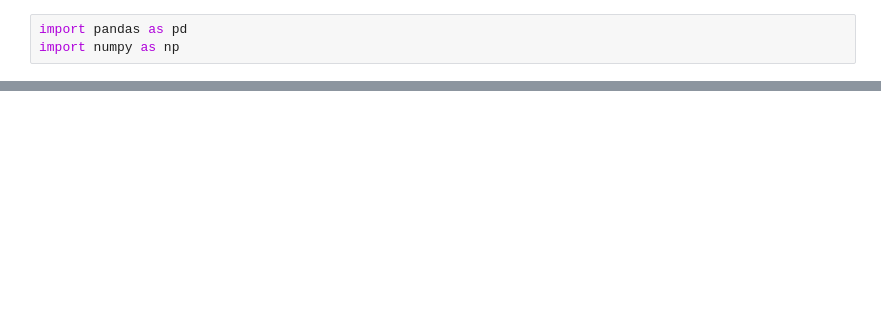
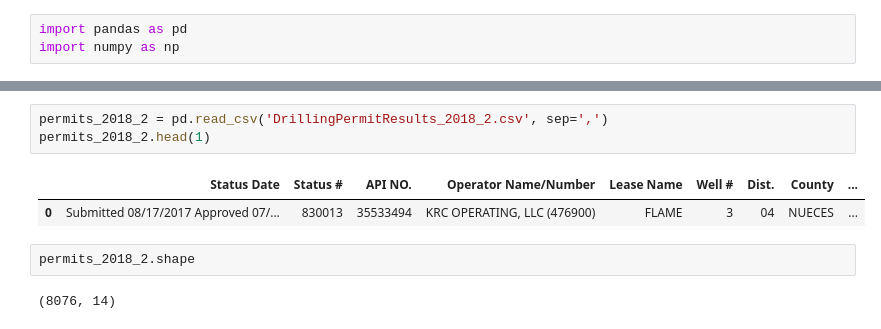
Before and after one commit to brianclements03/Individual_Project, a Jupyter notebook: WRANGLE.ipynb, the cells around one changed output, grey strips where cells are left out. Saved outputs shown, nothing was run; the diff lists cells and outputs as text; blank space fills up the shorter version.

```diff
--- a/WRANGLE.ipynb
+++ b/WRANGLE.ipynb
@@ -18,0 +44,10 @@ Name: 2, dtype: object
+# %%
+permits_2018_2 = pd.read_csv('DrillingPermitResults_2018_2.csv', sep=',')
+permits_2018_2.head(1)
+# %% [output]
+|  | Status Date | Status # | API NO. | Operator Name/Number | Lease Name | Well # | Dist. | County | ... |
+| 0 | Submitted 08/17/2017 Approved 07/... | 830013 | 35533494 | KRC OPERATING, LLC (476900) | FLAME | 3 | 04 | NUECES | ... |
+# %%
+permits_2018_2.shape
+# %% [output]
+(8076, 14)
```
Also changed, not shown: parts of 28 cells of this notebook.
